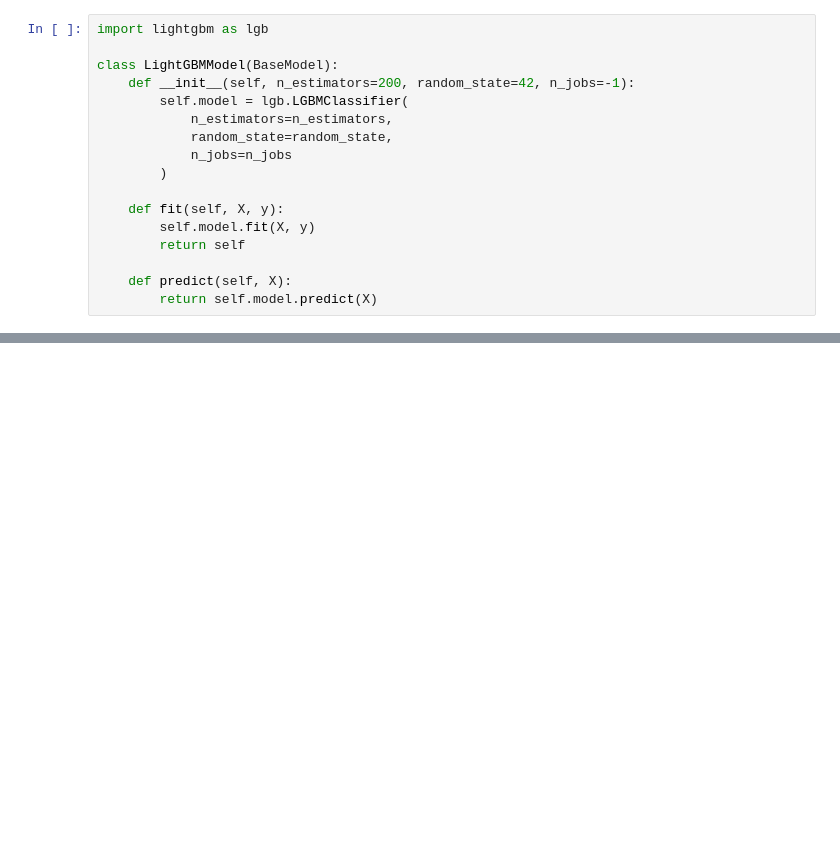
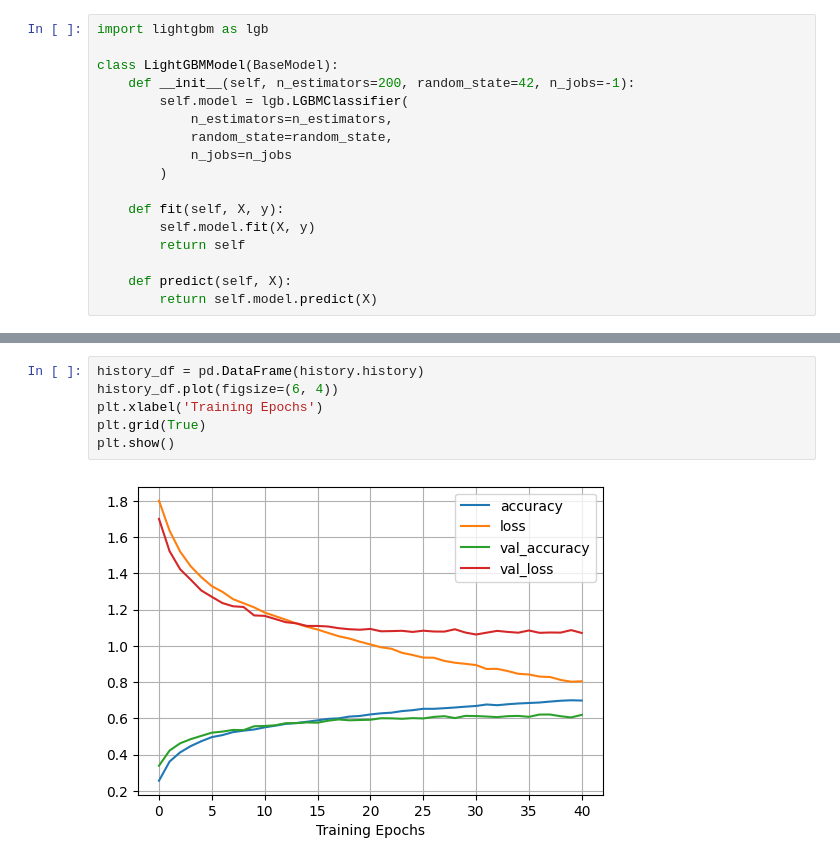
Before and after one commit to Pabloherreroo/Facial-Expression-Recognition_UsingML, a Jupyter notebook: group40_emotion_recognition.ipynb, the cells around one changed output, grey strips where cells are left out. Saved outputs shown, nothing was run; the diff lists cells and outputs as text; blank space fills up the shorter version.

```diff
--- a/group40_emotion_recognition.ipynb
+++ b/group40_emotion_recognition.ipynb
@@ -588,0 +772,8 @@ Accuracy: 44.7%
+# %%
+history_df = pd.DataFrame(history.history)
+history_df.plot(figsize=(6, 4))
+plt.xlabel('Training Epochs')
+plt.grid(True)
+plt.show()
+# %% [output]
+[figure, added]
```
Also changed, not shown: parts of 21 cells of this notebook.
